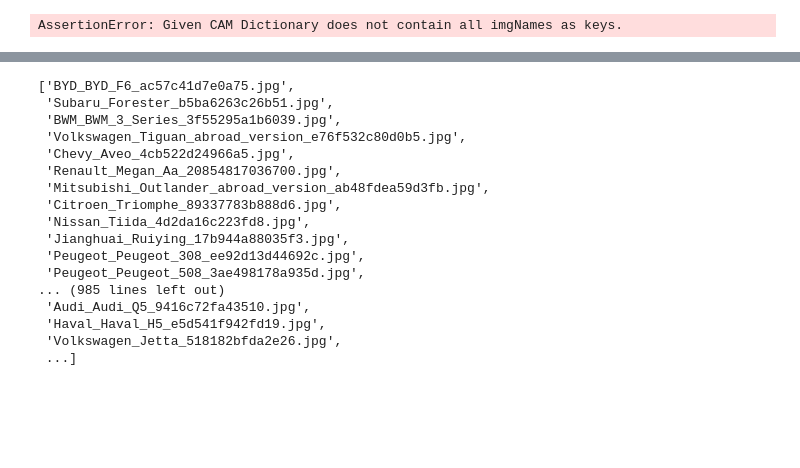
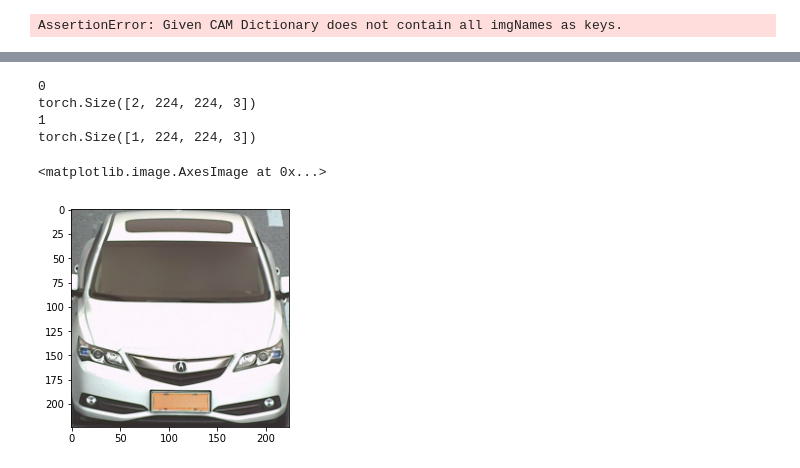
Before and after one commit to L1nusB/XAI-Vehicle-Classification, a Jupyter notebook: notebooks/SegmentationWork.ipynb, the cells around one changed output, grey strips where cells are left out. Cells and saved outputs as stored; diff of their text form; code cells hidden in the pictures; blank space fills up the shorter version.

Commit message:
Prep for using Dataset in Generate Segmentation

```diff
--- a/notebooks/SegmentationWork.ipynb
+++ b/notebooks/SegmentationWork.ipynb
@@ -258,20 +148,4 @@ a.files
-# %%
-b.files
-# %% [output]
-['BYD_BYD_F6_ac57c41d7e0a75.jpg',
- 'Subaru_Forester_b5ba6263c26b51.jpg',
- 'BWM_BWM_3_Series_3f55295a1b6039.jpg',
- 'Volkswagen_Tiguan_abroad_version_e76f532c80d0b5.jpg',
- 'Chevy_Aveo_4cb522d24966a5.jpg',
- 'Renault_Megan_Aa_20854817036700.jpg',
- 'Mitsubishi_Outlander_abroad_version_ab48fdea59d3fb.jpg',
- 'Citroen_Triomphe_89337783b888d6.jpg',
- 'Nissan_Tiida_4d2da16c223fd8.jpg',
- 'Jianghuai_Ruiying_17b944a88035f3.jpg',
- 'Peugeot_Peugeot_308_ee92d13d44692c.jpg',
- 'Peugeot_Peugeot_508_3ae498178a935d.jpg',
-... (985 lines left out)
- 'Audi_Audi_Q5_9416c72fa43510.jpg',
- 'Haval_Haval_H5_e5d541f942fd19.jpg',
- 'Volkswagen_Jetta_518182bfda2e26.jpg',
- ...]
+# %%
+d = ImageDataset(imgRoot, annfile=annfile)
+e = ImageDataset(imgRoot, annfile=annfile, pipeline=pipelineScale)
+f = ImageDataset(imgRoot)
@@ -277,0 +154,16 @@ b.files
+# %%
+loader = DataLoader(e, batch_size=2)
+# %%
+for i,k in enumerate(loader):
+    print(i)
+    print(k.shape)
+# %% [output]
+0
+torch.Size([2, 224, 224, 3])
+1
+torch.Size([1, 224, 224, 3])
+# %%
+plt.imshow(next(iter(loader))[0])
+# %% [output]
+<matplotlib.image.AxesImage at 0x...>
+[figure, added]
```
Also changed, not shown: parts of 15 cells of this notebook, 3 other files.
